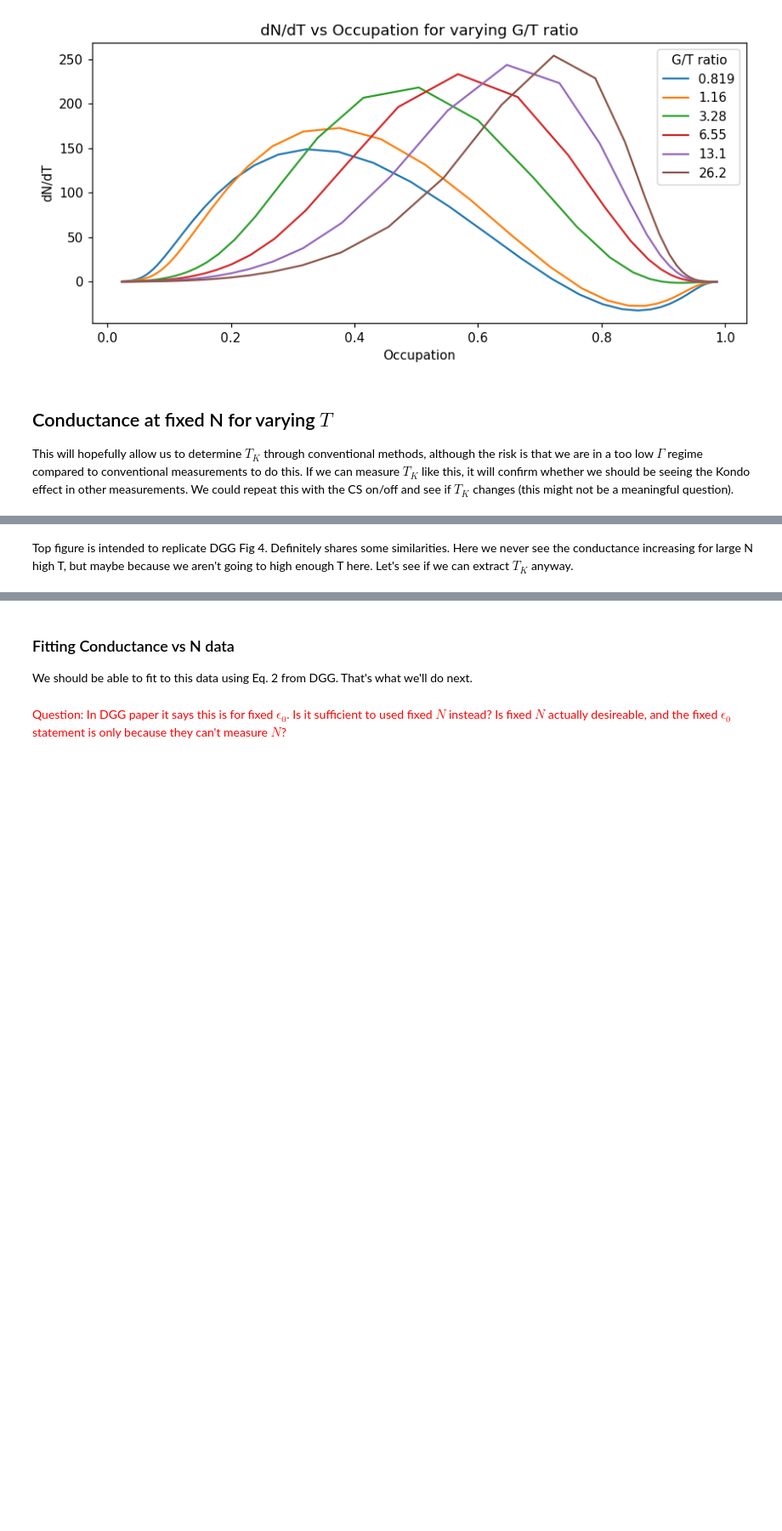
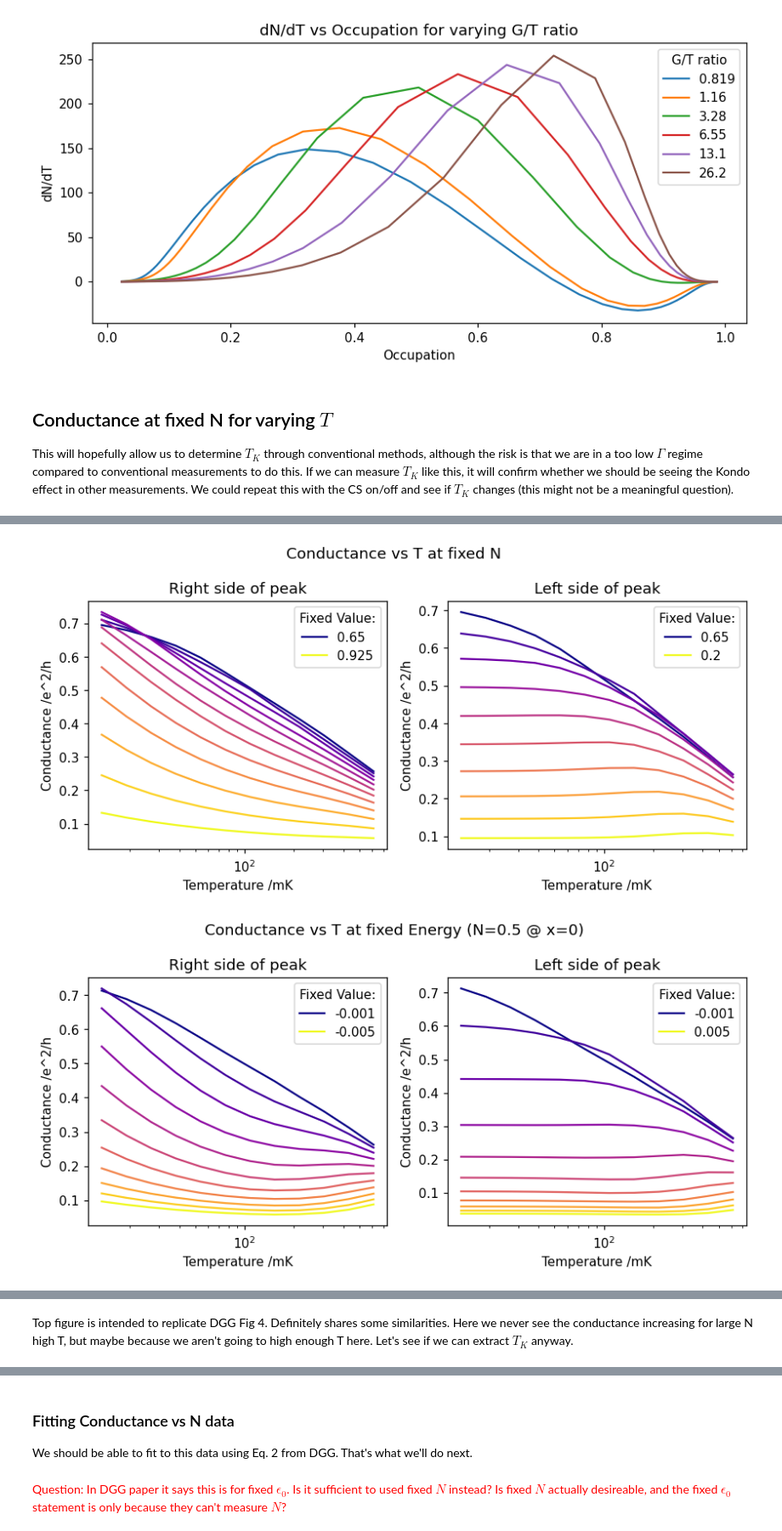
Before and after one commit to TimChild/EntropyAnalysis, a Jupyter notebook: kondo_conductance_and_dndt.ipynb, the cells around one changed output, grey strips where cells are left out. Shown at 85% size. Drawn from its saved outputs; the diff is of its cells as text; code cells hidden in the pictures; blank space fills up the shorter version.

```diff
--- a/kondo_conductance_and_dndt.ipynb
+++ b/kondo_conductance_and_dndt.ipynb
@@ -417,3 +318,69 @@ fig2.savefig(fig_dir+'conductance_vs_t_fixed_n_2d.png')
-# %% [markdown]
-Top figure is intended to replicate DGG Fig 4. Definitely shares some similarities.
-Here we never see the conductance increasing for large N high T, but maybe because we aren't going to high enough T here. Let's see if we can extract $T_K$ anyway.
+# %%
+def get_cond_vs_T(x_axis, cond, x_value: float) -> np.ndarray:
+    """Return conductance at a value based on occupation data"""
+    x_axis = np.atleast_2d(x_axis)
+    cond = np.atleast_2d(cond)
+
+    cond_vs_t = []
+    for j, row in enumerate(x_axis):
+        x = np.arange(len(row))
+        x_at_value = interp1d(row, x)(x_value)  # Get x where x_axis=value
+        cond_vs_t.append(interp1d(x, cond[j])(x_at_value))  # Get conductance at x (where x_axis=value)
+    return np.array(cond_vs_t).squeeze()
+
+fixed_g = 2  # G in Kelvin
+fixed_Ns_right = np.arange(0.65, 0.95, 0.025)
+fixed_Ns_left = np.arange(0.65, 0.15, -0.05)
+
+fixed_centered_ens_right = np.linspace(-0.001, -0.005, 11)
+fixed_centered_ens_left = np.linspace(-0.001, 0.005, 11)
+
+fixed_ens_right = np.linspace(-0.0025, -0.005, 11)
+fixed_ens_left = np.linspace(-0.0025, 0.005, 11)
+
+fixed_lefts = [fixed_Ns_left, fixed_centered_ens_left, fixed_ens_left]
+fixed_rights = [fixed_Ns_right, fixed_centered_ens_right, fixed_ens_right]
+x_axes = [occ, x_ns, nrg_data.ens[s_, xs_]]
+
+all_axs = []
+figs = []
+for _ in range(3):
+    fig, axs = plt.subplots(1, 2, figsize=(8,4))
+    figs.append(fig)
+    all_axs.append(axs)
+all_axs = np.array(all_axs)
+# figs, all_axs = plt.subplots(3, 2, figsize=(8,4))
+figs[0].suptitle('Conductance vs T at fixed N')
+figs[1].suptitle('Conductance vs T at fixed Energy (N=0.5 @ x=0)')
+figs[2].suptitle('Conductance vs T at fixed Energy (original Ens)')
+for ax in all_axs[:, 0]:
+    ax.set_title(f'Right side of peak')
+for ax in all_axs[:, 1]:
+    ax.set_title(f'Left side of peak')
+for ax in all_axs.flatten():
+    ax.set_xlabel('Temperature /mK')
+    ax.set_ylabel('Conductance /e^2/h')
+    ax.set_xscale('log')
+
+for k, axs in enumerate(all_axs):
+    rights = fixed_rights[k]
+    lefts = fixed_lefts[k]
+    x_axis = x_axes[k]
+    for j, fixed_values in enumerate([rights, lefts]):
+        colors = plt.cm.plasma(np.linspace(0, 1, len(fixed_values)))
+        ax = axs[j]
+
+        # print(fixed_values, x_axis)
+        for i, value in enumerate(fixed_values):
+            cond_vs_T = get_cond_vs_T(x_axis, cond, value)
+            leg_prefix = '' if i == 0 or i == len(fixed_values)-1 else '_'  # Only show first and last in legend
+            ax.plot(ts*1000/(fixed_g*0.001), cond_vs_T, color=colors[i], label=f'{leg_prefix}{value:.3g}') # , marker='x')
+
+for ax in all_axs.flatten():
+    ax.legend(title='Fixed Value:')
+
+for fig in figs:
+    fig.tight_layout()
+# %% [output]
+[figure, added]
+[figure, added]
@@ -419,0 +388,3 @@ Here we never see the conductance increasing for large N high T, but maybe becau
+# %% [markdown]
+Top figure is intended to replicate DGG Fig 4. Definitely shares some similarities.
+Here we never see the conductance increasing for large N high T, but maybe because we aren't going to high enough T here. Let's see if we can extract $T_K$ anyway.
```
Also changed, not shown: parts of 9 cells of this notebook, 11 other files.
